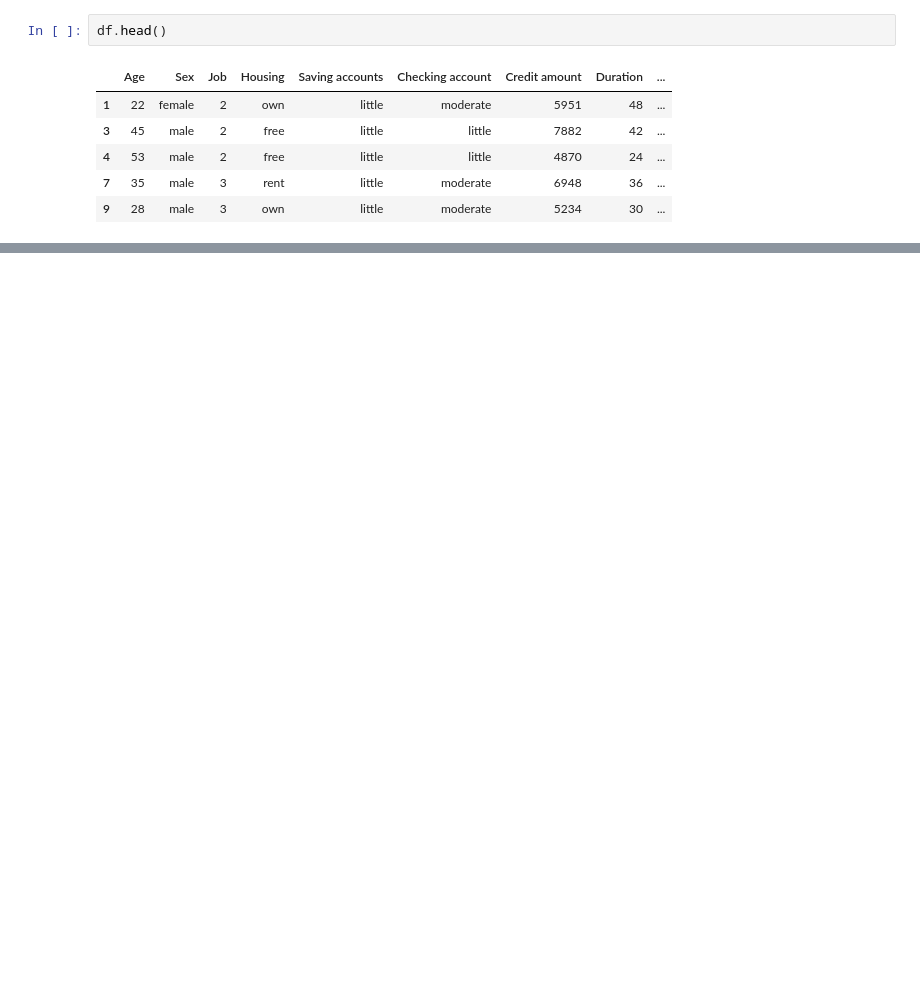
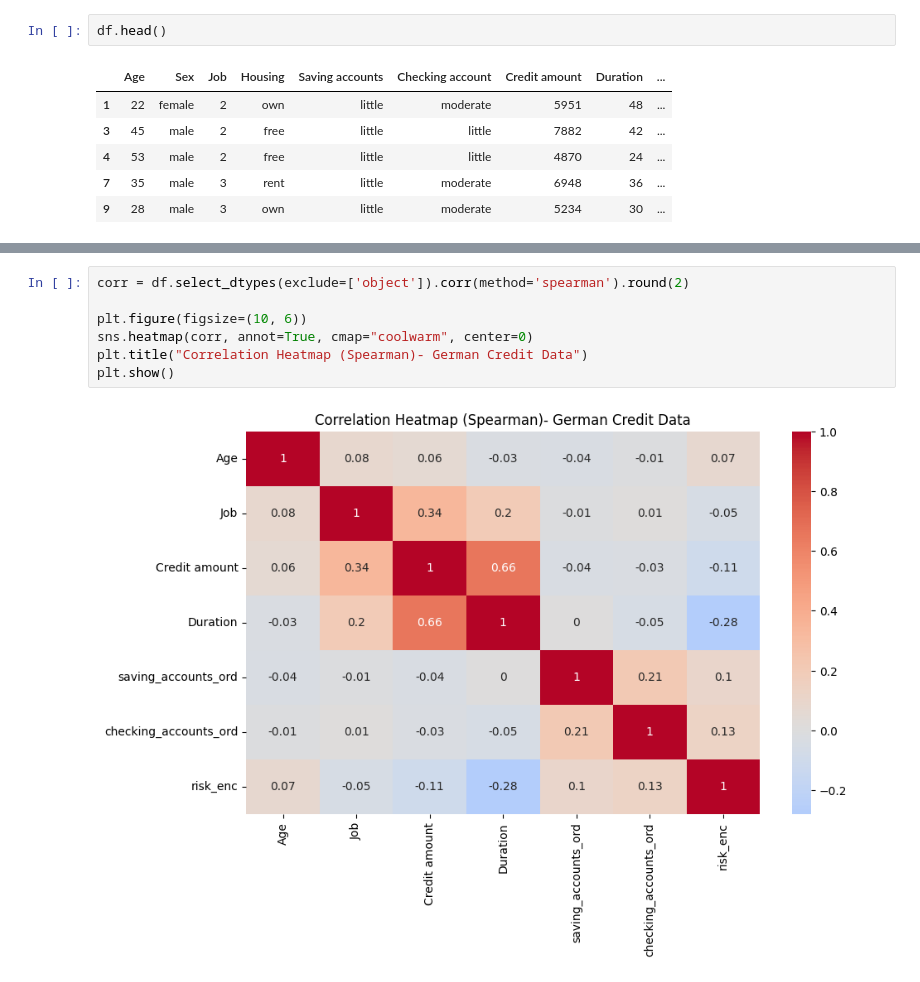
Before and after one commit to zyntonyson/bootcamp_ds_da, a Jupyter notebook: 08-da-v8-analizar-correlaciones/23-da-v8-analizar-correlaciones.ipynb, the cells around one changed output, grey strips where cells are left out. Saved outputs shown, nothing was run; the diff lists cells and outputs as text; blank space fills up the shorter version.

```diff
--- a/08-da-v8-analizar-correlaciones/23-da-v8-analizar-correlaciones.ipynb
+++ b/08-da-v8-analizar-correlaciones/23-da-v8-analizar-correlaciones.ipynb
@@ -176,0 +197,9 @@ plt.show()
+# %%
+corr = df.select_dtypes(exclude=['object']).corr(method='spearman').round(2)
+
+plt.figure(figsize=(10, 6))
+sns.heatmap(corr, annot=True, cmap="coolwarm", center=0)
+plt.title("Correlation Heatmap (Spearman)- German Credit Data")
+plt.show()
+# %% [output]
+[figure, added]
```
Also changed, not shown: parts of 34 cells of this notebook, 6 other files.
